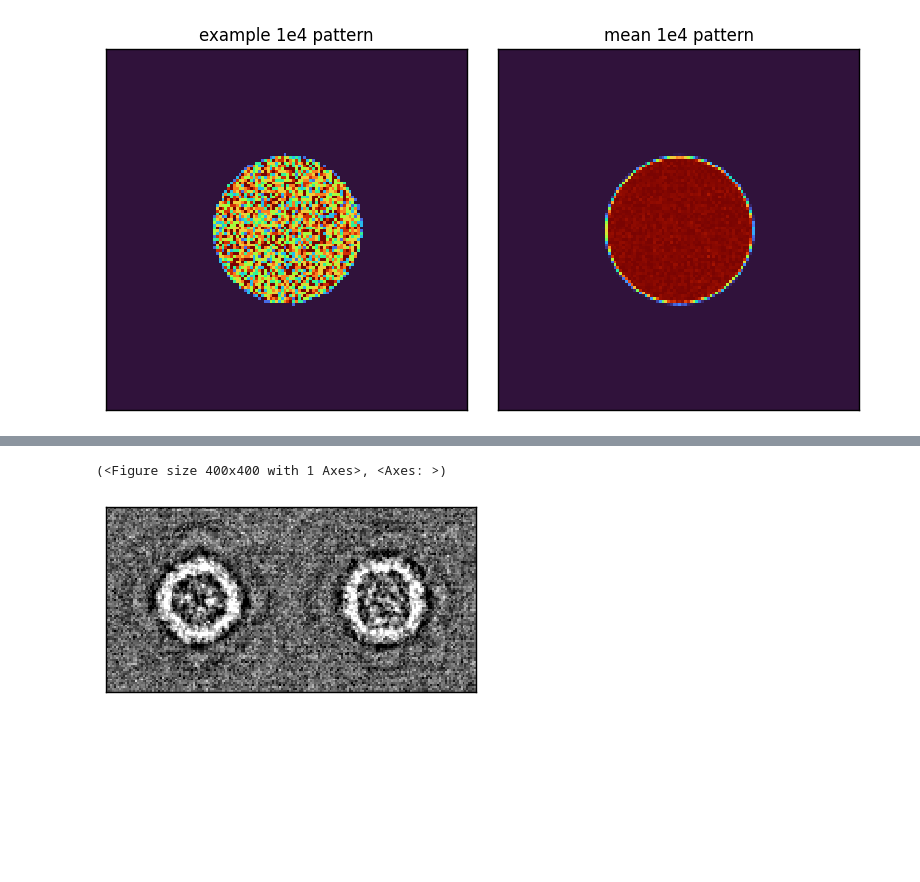
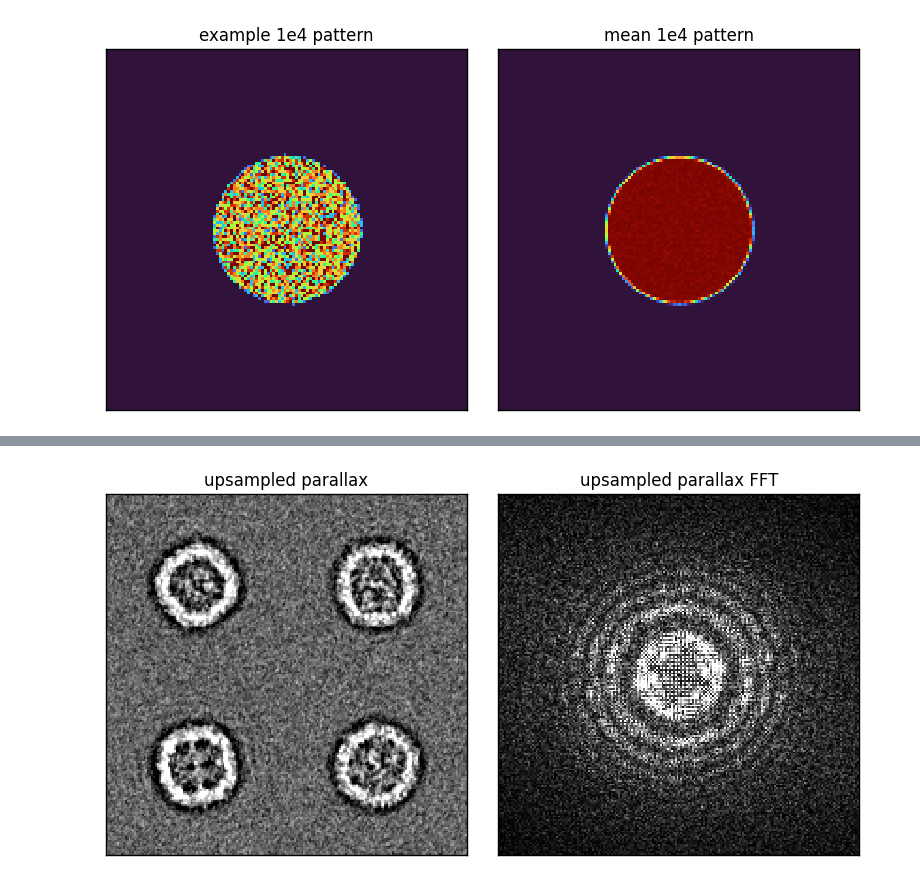
Before and after one commit to electronmicroscopy/quantem-tutorials, a Jupyter notebook: notebooks/apoF_dataset_phase_retrieval.ipynb, the cells around one changed output, grey strips where cells are left out. Saved outputs shown, nothing was run; the diff lists cells and outputs as text; code cells hidden in the pictures; blank space fills up the shorter version.

```diff
--- a/notebooks/apoF_dataset_phase_retrieval.ipynb
+++ b/notebooks/apoF_dataset_phase_retrieval.ipynb
@@ -12,7 +12,7 @@ import numpy as np
 # %%
 dataset = em.core.io.load("../data/apoF_4mrad_1.5um-df_10A-step.zip")
 dataset = em.core.datastructures.Dataset.from_array(
-    dataset.array[:24,:48],
+    dataset.array[:48,:48],
     sampling=dataset.sampling,
     units=dataset.units
 )
@@ -24,7 +24,7 @@ Dataset(shape=(24, 48, 128, 128), dtype=float32, name='4d dataset')
   signal units: 'arb. units'
 # %%
 energy = 300e3
-semiangle_cutoff = 24
+semiangle_cutoff = 4
 defocus = 1.5e4
 rotation_angle = np.deg2rad(-15)
 # %%
@@ -93,9 +93,22 @@ em.visualization.show_2d(
 # %%
+upsampled_parallax_recon = direct_ptycho.reconstruct(
+    deconvolution_kernel='parallax',
+    upsampling_factor=4,
+    max_batch_size=501,
+).obj
+
 em.visualization.show_2d(
-    direct_ptycho.reconstruct(
-        upsampling_factor=4
-    ).obj
-)
+    [
+        upsampled_parallax_recon,
+        np.fft.fftshift(
+            np.abs(
+                np.fft.fft2(
+                    upsampled_parallax_recon
+                )
+            )
+        )
+    ],
+    title=["upsampled parallax","upsampled parallax FFT"]
+);
 # %% [output]
-(<Figure size 400x400 with 1 Axes>, <Axes: >)
-[figure, old version]
+[figure, new version]
```
Also changed, not shown: parts of 3 cells of this notebook, 4 other files.
